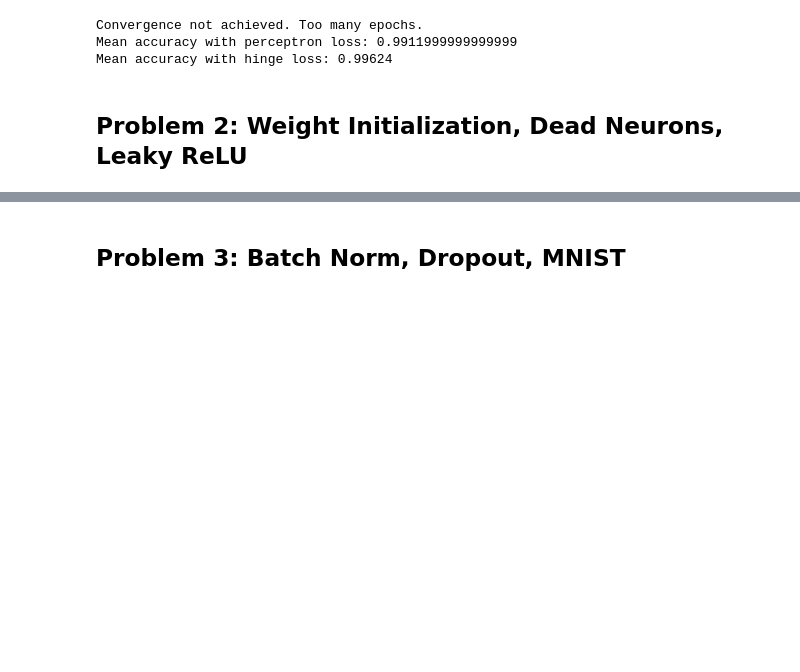
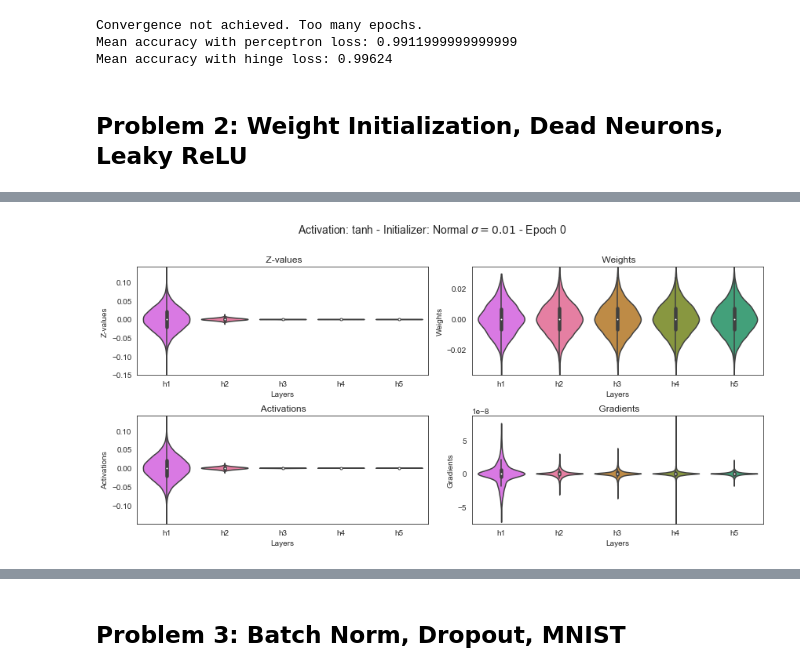
Before and after one commit to codexceed/MS-CS, a Jupyter notebook: Courses/IDLS/hw2/Homework 2.ipynb, the cells around one changed output, grey strips where cells are left out. Saved outputs shown, nothing was run; the diff lists cells and outputs as text; code cells hidden in the pictures; blank space fills up the shorter version.

```diff
--- a/Courses/IDLS/hw2/Homework 2.ipynb
+++ b/Courses/IDLS/hw2/Homework 2.ipynb
@@ -153,0 +205,4 @@ Mean accuracy with hinge loss: 0.99624
+# %%
+plot_violins(0.01, activation='tanh')
+# %% [output]
+[figure, added]
```
Also changed, not shown: parts of 15 cells of this notebook.
